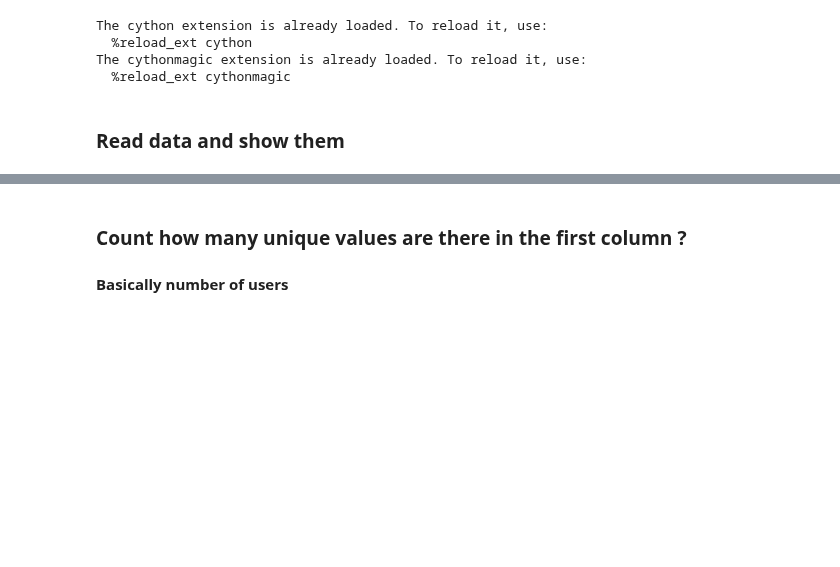
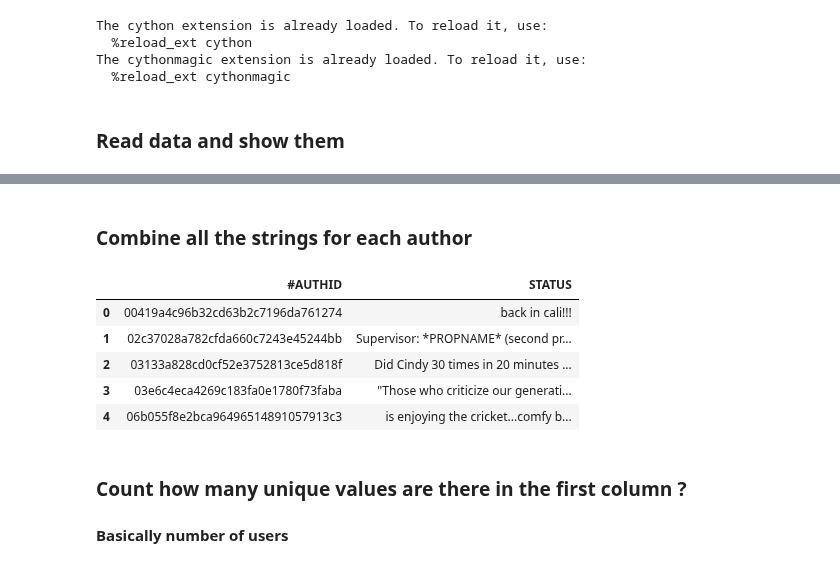
Before and after one commit to dmpe/CaseSolvingSeminar, a Jupyter notebook: Project CSS.ipynb, the cells around one changed output, grey strips where cells are left out. Saved outputs shown, nothing was run; the diff lists cells and outputs as text; code cells hidden in the pictures; blank space fills up the shorter version.

```diff
--- a/Project CSS.ipynb
+++ b/Project CSS.ipynb
@@ -53,6 +54,19 @@ data.describe()
 | 50% | 3.400000 | 2.600000 | 3.650000 | 3.400000 | 4.250000 | 317.000000 | 47166.900000 | 96.440000 | 0.020000 | ... |
 | 75% | 4.000000 | 3.050000 | 4.150000 | 4.000000 | 4.550000 | 633.000000 | 196606.000000 | 97.880000 | 0.030000 | ... |
 | max | 5.000000 | 4.750000 | 5.000000 | 5.000000 | 5.000000 | 29724.900000 | 1251780.000000 | 99.820000 | 30978.000000 | ... |
+# %% [markdown]
+### Combine all the strings for each author
+# %%
+combined_dataset = data.groupby(['#AUTHID'])['STATUS'].apply(lambda x: ' '.join(x)).reset_index()
+combined_dataset.to_csv(path_or_buf="oneBigString.csv")
+combined_dataset.head()
+# %% [output]
+|  | #AUTHID | STATUS |
+| 0 | 00419a4c96b32cd63b2c7196da761274 | back in cali!!! |
+| 1 | 02c37028a782cfda660c7243e45244bb | Supervisor: *PROPNAME* (second pr... |
+| 2 | 03133a828cd0cf52e3752813ce5d818f | Did Cindy 30 times in 20 minutes ... |
+| 3 | 03e6c4eca4269c183fa0e1780f73faba | "Those who criticize our generati... |
+| 4 | 06b055f8e2bca96496514891057913c3 | is enjoying the cricket...comfy b... |
 # %% [markdown]
 ### Count how many unique values are there in the first column ?
 #### Basically number of users
```
Also changed, not shown: parts of 11 cells of this notebook, 1 other file.
